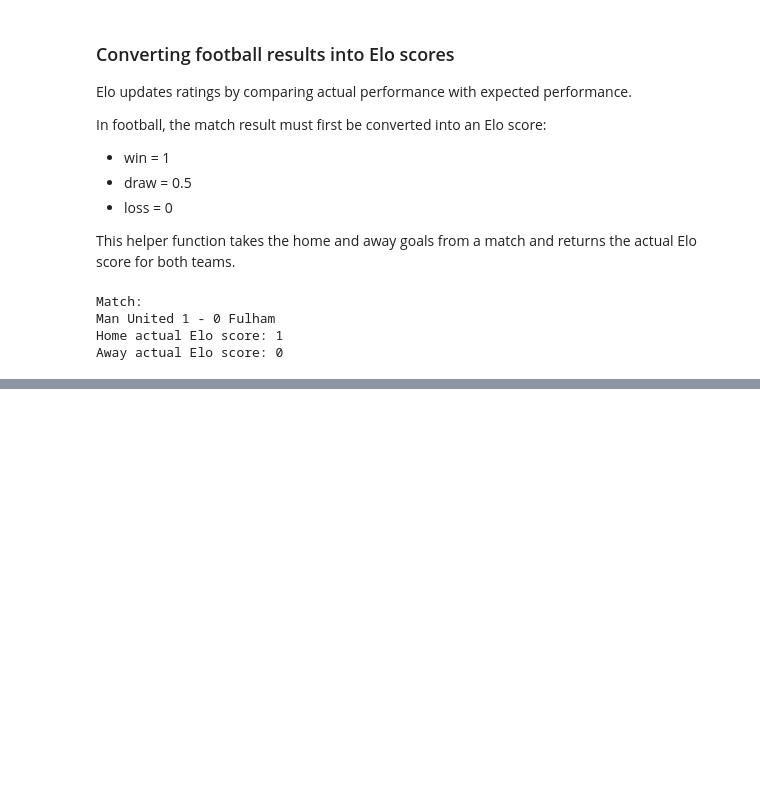
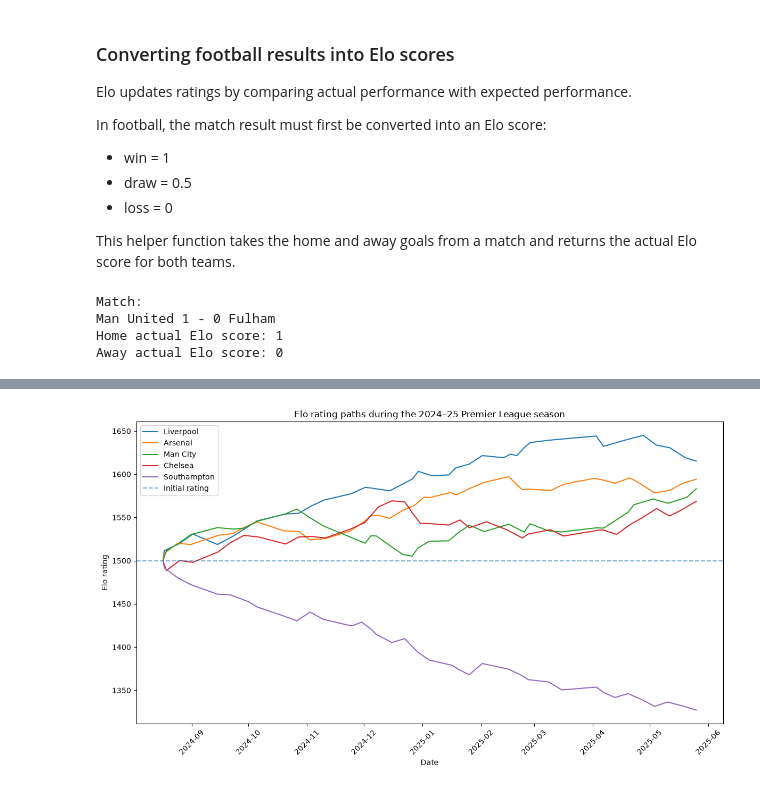
Before and after one commit to kieranforkan/premier-league-probability-engine, a Jupyter notebook: notebooks/01_elo_baseline.ipynb, the cells around one changed output, grey strips where cells are left out. Saved outputs shown, nothing was run; the diff lists cells and outputs as text; code cells hidden in the pictures; blank space fills up the shorter version.

```diff
--- a/notebooks/01_elo_baseline.ipynb
+++ b/notebooks/01_elo_baseline.ipynb
@@ -620,0 +884,83 @@ Away actual Elo score: 0
+# %%
+selected_teams = [
+    "Liverpool",
+    "Arsenal",
+    "Man City",
+    "Chelsea",
+    "Southampton",
+]
+
+rating_paths = []
+
+for team in selected_teams:
+    home_matches = (
+        elo_history.loc[
+            elo_history["HomeTeam"] == team,
+            ["Kickoff", "HomeEloAfter"],
+        ]
+        .rename(columns={"HomeEloAfter": "Elo Rating"})
+    )
+
+    away_matches = (
+        elo_history.loc[
+            elo_history["AwayTeam"] == team,
+            ["Kickoff", "AwayEloAfter"],
+        ]
+        .rename(columns={"AwayEloAfter": "Elo Rating"})
+    )
+
+    team_path = pd.concat(
+        [home_matches, away_matches],
+        axis=0,
+    ).sort_values("Kickoff")
+
+    starting_point = pd.DataFrame({
+        "Kickoff": [matches_chronological["Kickoff"].min()],
+        "Elo Rating": [initial_rating],
+    })
+
+    team_path = pd.concat(
+        [starting_point, team_path],
+        axis=0,
+        ignore_index=True,
+    )
+
+    team_path["Team"] = team
+
+    rating_paths.append(team_path)
+
+rating_history_plot = pd.concat(
+    rating_paths,
+    axis=0,
+    ignore_index=True,
+)
+
+plt.figure(figsize=(12, 7))
+
+for team in selected_teams:
+    team_data = rating_history_plot[
+        rating_history_plot["Team"] == team
+    ]
+
+    plt.plot(
+        team_data["Kickoff"],
+        team_data["Elo Rating"],
+        label=team,
+    )
+
+plt.axhline(
+    initial_rating,
+    linestyle="--",
+    alpha=0.6,
+    label="Initial rating",
+)
+
+plt.xlabel("Date")
+plt.ylabel("Elo rating")
+plt.title("Elo rating paths during the 2024–25 Premier League season")
+plt.legend()
+plt.xticks(rotation=45)
+plt.tight_layout()
+plt.show()
+# %% [output]
+[figure, added]
```
Also changed, not shown: parts of 15 cells of this notebook.
